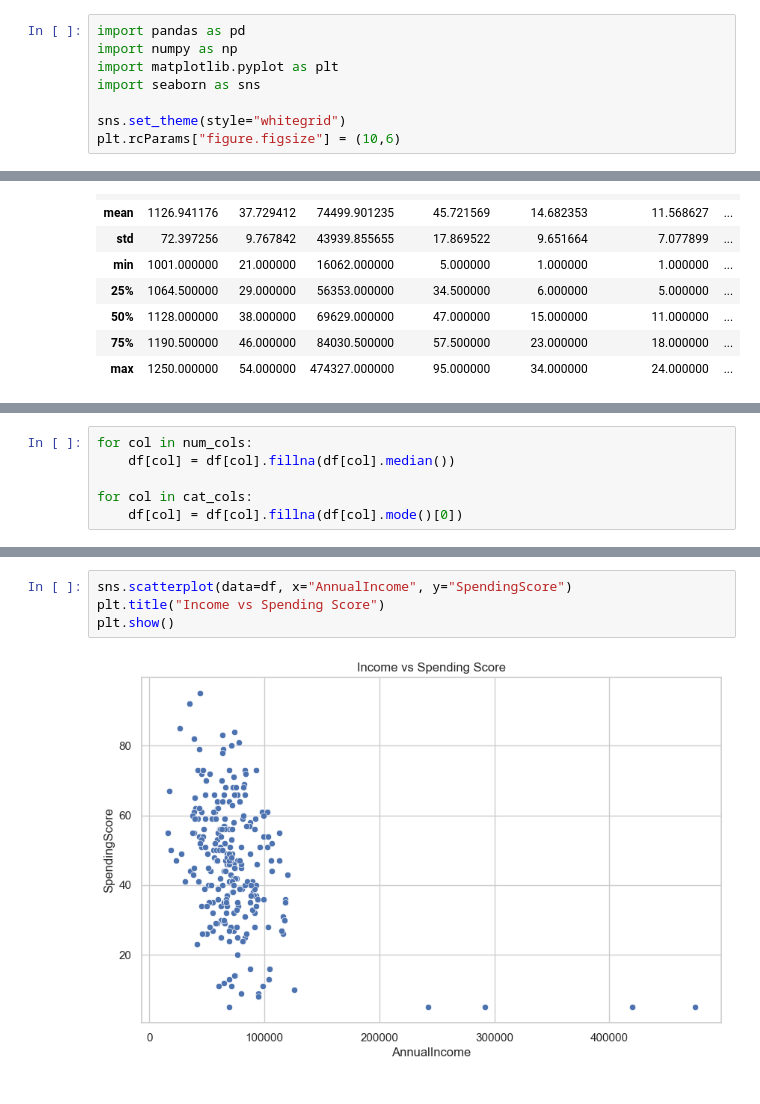
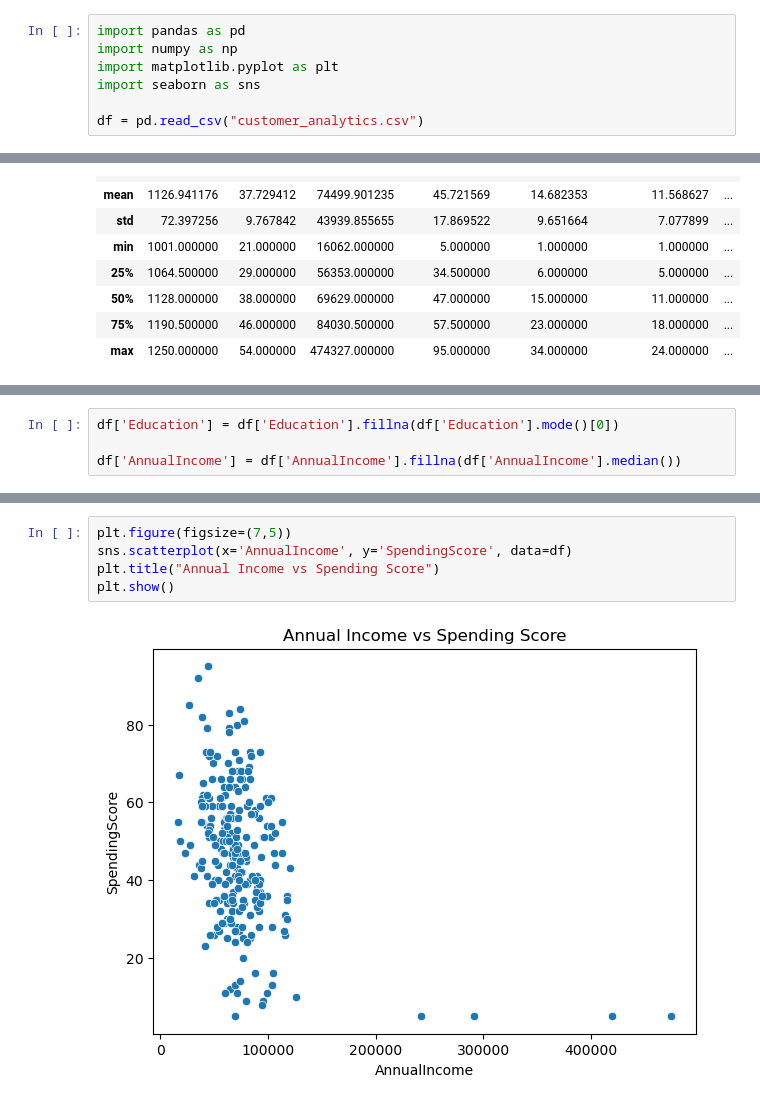
Before and after one commit to Rakshith99B/Internship_Activities, a Jupyter notebook: src/Day20/MiniProject1_EDA.ipynb, the cells around one changed output, grey strips where cells are left out. Drawn from its saved outputs; the diff is of its cells as text.

```diff
--- a/src/Day20/MiniProject1_EDA.ipynb
+++ b/src/Day20/MiniProject1_EDA.ipynb
@@ -4,5 +10,4 @@ import numpy as np
 import matplotlib.pyplot as plt
 import seaborn as sns
 
-sns.set_theme(style="whitegrid")
-plt.rcParams["figure.figsize"] = (10,6)
+df = pd.read_csv("customer_analytics.csv")
@@ -57,9 +60,3 @@ ReturnedItems            0
 PreferredDevice          0
 LastPurchaseAmount       0
 dtype: int64
-# %%
-for col in num_cols:
-    df[col] = df[col].fillna(df[col].median())
-
-for col in cat_cols:
-    df[col] = df[col].fillna(df[col].mode()[0])
@@ -74,0 +63,4 @@ Duplicates after: 0
+# %%
+df['Education'] = df['Education'].fillna(df['Education'].mode()[0])
+
+df['AnnualIncome'] = df['AnnualIncome'].fillna(df['AnnualIncome'].median())
@@ -93,6 +114,7 @@ plt.show()
 # %%
-sns.scatterplot(data=df, x="AnnualIncome", y="SpendingScore")
-plt.title("Income vs Spending Score")
+plt.figure(figsize=(7,5))
+sns.scatterplot(x='AnnualIncome', y='SpendingScore', data=df)
+plt.title("Annual Income vs Spending Score")
 plt.show()
 # %% [output]
-[figure, old version]
+[figure, new version]
```
Also changed, not shown: parts of 14 cells of this notebook, 5 other files.
